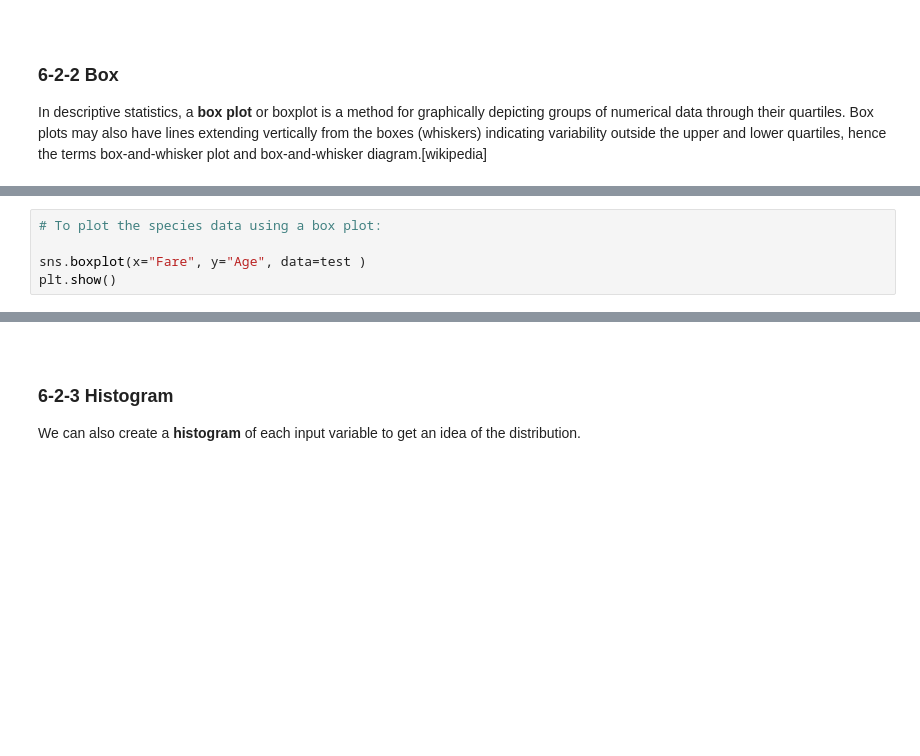
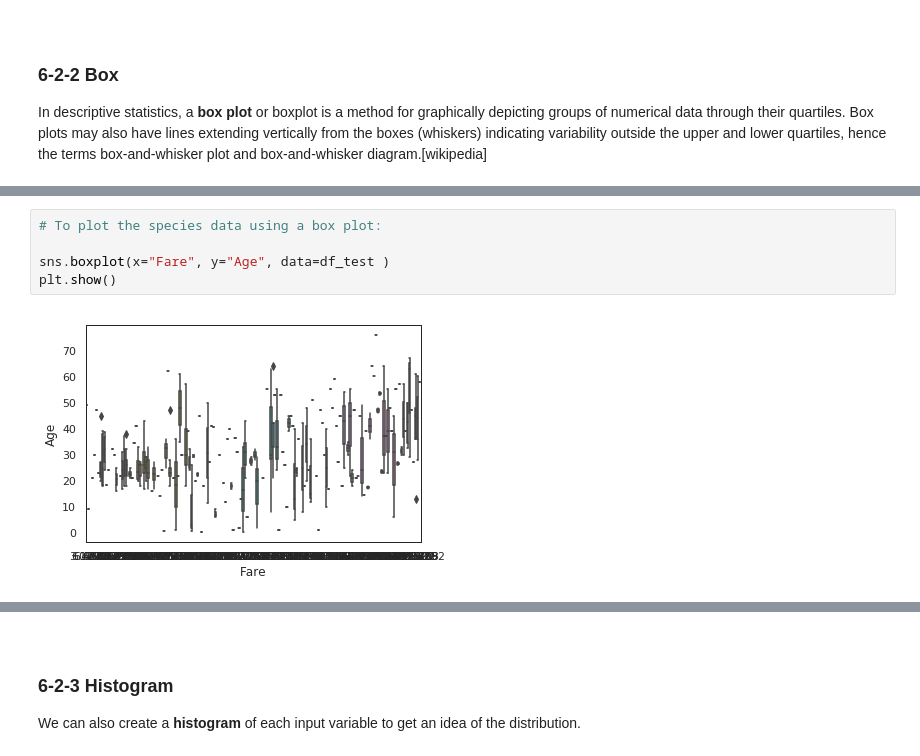
Before and after one commit to anhnt-ptit/10-steps-to-become-a-data-scientist, a Jupyter notebook: 9-A Comprehensive Machine Learning Workflow with Python/A Comprehensive ML Workflow with Python.ipynb, the cells around one changed output, grey strips where cells are left out. Saved outputs shown, nothing was run; the diff lists cells and outputs as text; blank space fills up the shorter version.

```diff
--- a/9-A Comprehensive Machine Learning Workflow with Python/A Comprehensive ML Workflow with Python.ipynb
+++ b/9-A Comprehensive Machine Learning Workflow with Python/A Comprehensive ML Workflow with Python.ipynb
@@ -482,8 +487,10 @@ plt.figure()
 # %%
 # To plot the species data using a box plot:
 
-sns.boxplot(x="Fare", y="Age", data=test )
+sns.boxplot(x="Fare", y="Age", data=df_test )
 plt.show()
+# %% [output]
+[figure, added]
 # %%
 # Use Seaborn's striplot to add data points on top of the box plot
 # Insert jitter=True so that the data points remain scattered and not piled into a verticle line.
```
Also changed, not shown: parts of 66 cells of this notebook.
